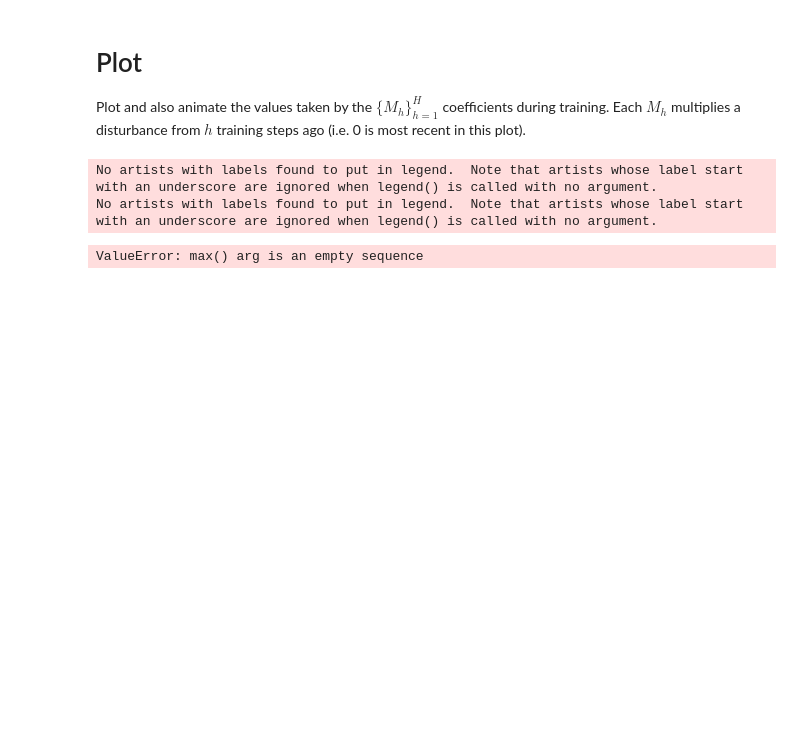
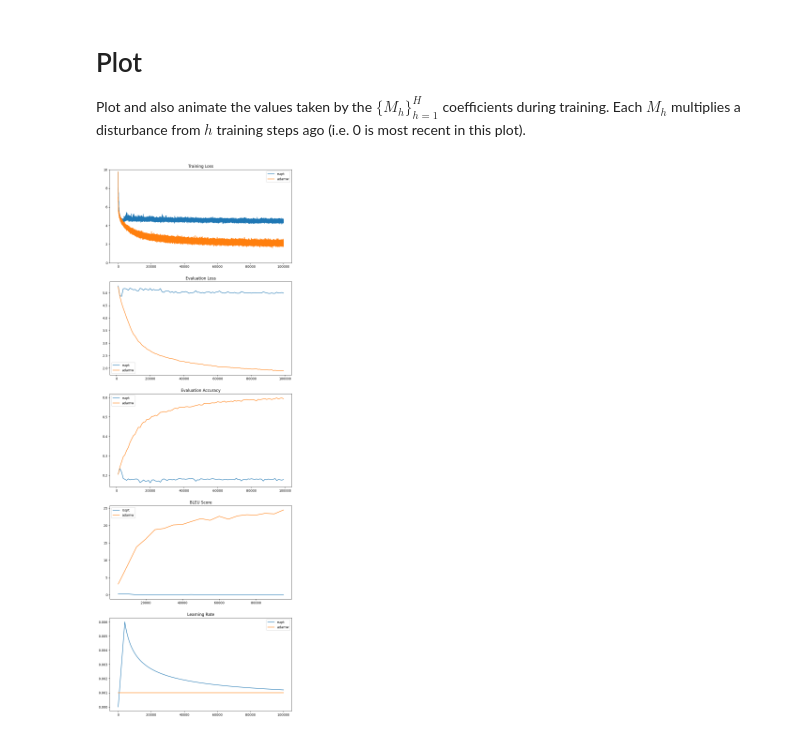
Before and after one commit to edogariu/meta_opt, a Jupyter notebook: notebooks/plotting.ipynb, the cells around one changed output. Cells and saved outputs as stored; diff of their text form; code cells hidden in the pictures; blank space fills up the shorter version.

```diff
--- a/notebooks/plotting.ipynb
+++ b/notebooks/plotting.ipynb
@@ -84,36 +84,34 @@ keys_to_plot = {
 }
 
 plots_to_make = {
               'loss': 'Training Loss',
               'eval_loss': 'Evaluation Loss',
               'eval_acc': 'Evaluation Accuracy',
               'bleu': 'BLEU Score',
-              'M': 'Learned Coefficients',
-              'anim': 'Animation',
+              # 'M': 'Learned Coefficients',
+              # 'anim': 'Animation',
                'lr': 'Learning Rate',
 }
 
 # ----------------------------------------
 # OR just plot em via regex
 # ----------------------------------------
 # keys_to_plot = '.*long.*'  # specific regex
 keys_to_plot = '.*'  # anything
 
-(fig, ax), anim = plot(results, processed_results, keys_to_plot, plots_to_make, anim_bounds=(-0.15, 0.05), smoothing=20)
+(fig, ax), anim = plot(results, processed_results, keys_to_plot, plots_to_make, anim_bounds=(-0.15, 0.05), smoothing=None)
 ax[0].set_ylim(0.,10)
 # ax[0].set_xlim(0, 4000)
 # ax[1].set_ylim(0.6, 0.95)
 # ax[2].set_ylim(0.95, 0.99)
 # ax[3].set_ylim(0.95, 0.99)
 # ax[4].set_ylim(-0.1, 40)
 # ax[5].set_ylim(-0.05, 0.05)
 # plt.savefig('{}/figs/{}.pdf'.format(CFG['directory'], CFG['experiment_name']))
 plt.show()
 
 if anim is not None:
     h = HTML(anim.to_html5_video())
     display(h)
 # %% [output]
-No artists with labels found to put in legend.  Note that artists whose label start with an underscore are ignored when legend() is called with no argument.
-No artists with labels found to put in legend.  Note that artists whose label start with an underscore are ignored when legend() is called with no argument.
-ValueError: max() arg is an empty sequence
+[figure, added]
```
Also changed, not shown: 1 other file.
